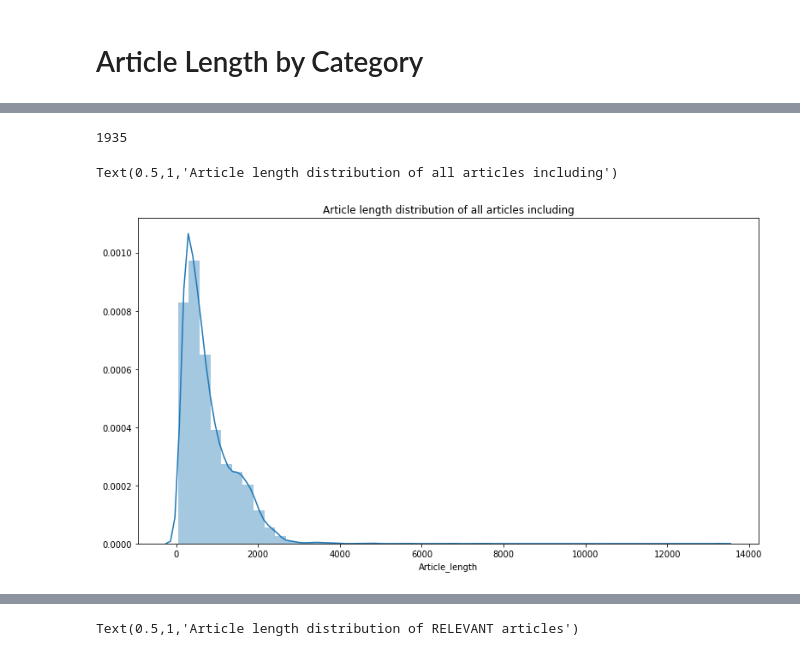
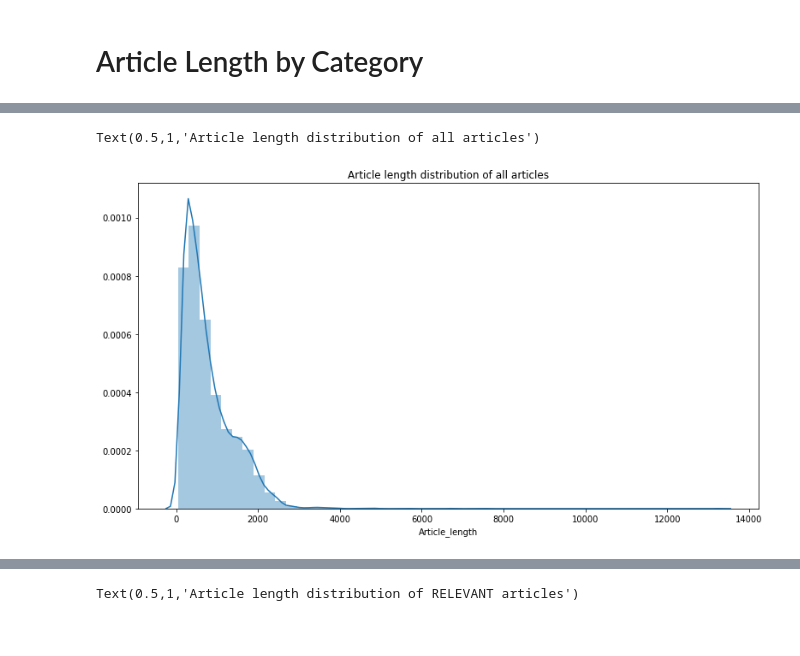
Before and after one commit to RaymonQ/Machine-Learing-project, a Jupyter notebook: 02_AnalyseData/Data Analysis.ipynb, the cells around one changed output, grey strips where cells are left out. Cells and saved outputs as stored; diff of their text form; code cells hidden in the pictures.

```diff
--- a/02_AnalyseData/Data Analysis.ipynb
+++ b/02_AnalyseData/Data Analysis.ipynb
@@ -138,14 +140,3 @@ Text(0,0.5,'Relative Frequency')
 [figure]
 # %% [markdown]
 # Article Length by Category
-# %%
-data['Article_length'] = data['article_words'].str.len()
-#print("articles > 4000 words ")
-#data[data['Article_length'] > 4000]
-
-# Number of words = number of "," characters + 1
-data['num_words'] = data['article_words'].str.count(",")+1
-
-# Average Word Length per Article = (Article Length - Number of Commas) / Number of Words
-data['avg_word_length'] = (data['Article_length']-data['num_words']-1) / (data['num_words'])
-data.head()
@@ -159,4 +142,0 @@ data.head()
-# %%
-max(data['num_words'])
-# %% [output]
-1935
@@ -163,6 +145,6 @@ max(data['num_words'])
 # %%
 plt.figure(figsize=(13,7))
-sns.distplot(data['Article_length']).set_title('Article length distribution of all articles including')
+sns.distplot(data['Article_length']).set_title('Article length distribution of all articles')
 # %% [output]
-Text(0.5,1,'Article length distribution of all articles including')
+Text(0.5,1,'Article length distribution of all articles')
-[figure, old version]
+[figure, new version]
```
Also changed, not shown: parts of 20 cells of this notebook, 7 other files.
